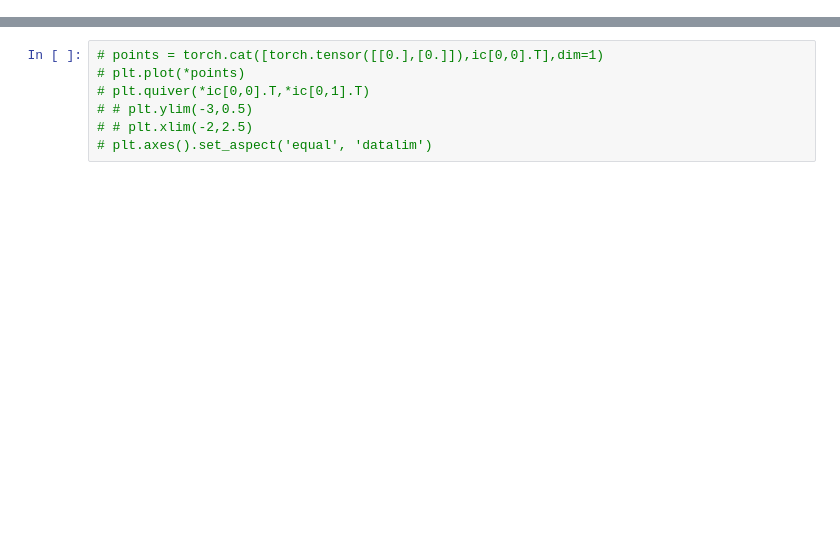
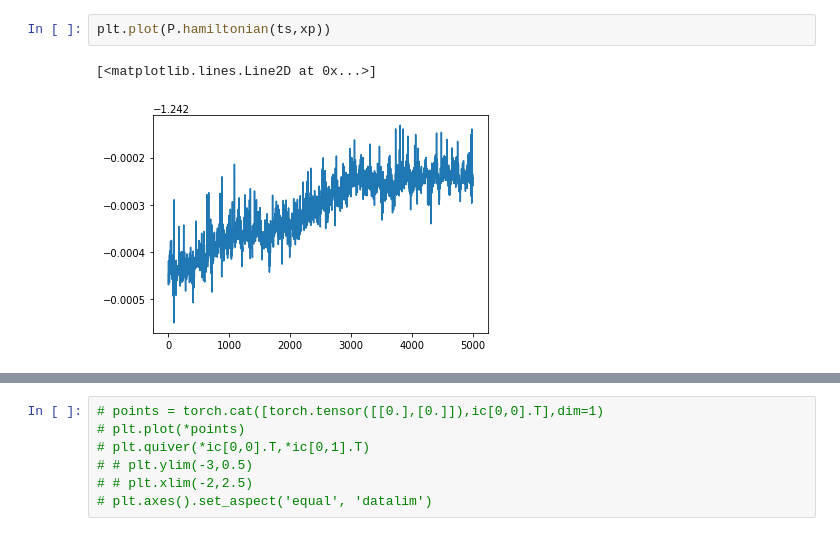
Before and after one commit to mfinzi/constrained-hamiltonian-neural-networks, a Jupyter notebook: pendulum.ipynb, the cells around one changed output, grey strips where cells are left out. Cells and saved outputs as stored; diff of their text form; blank space fills up the shorter version.

```diff
--- a/pendulum.ipynb
+++ b/pendulum.ipynb
@@ -15,0 +79,5 @@ The autoreload extension is already loaded. To reload it, use:
+# %%
+plt.plot(P.hamiltonian(ts,xp))
+# %% [output]
+[<matplotlib.lines.Line2D at 0x...>]
+[figure, added]
```
Also changed, not shown: parts of 32 cells of this notebook, 5 other files.
